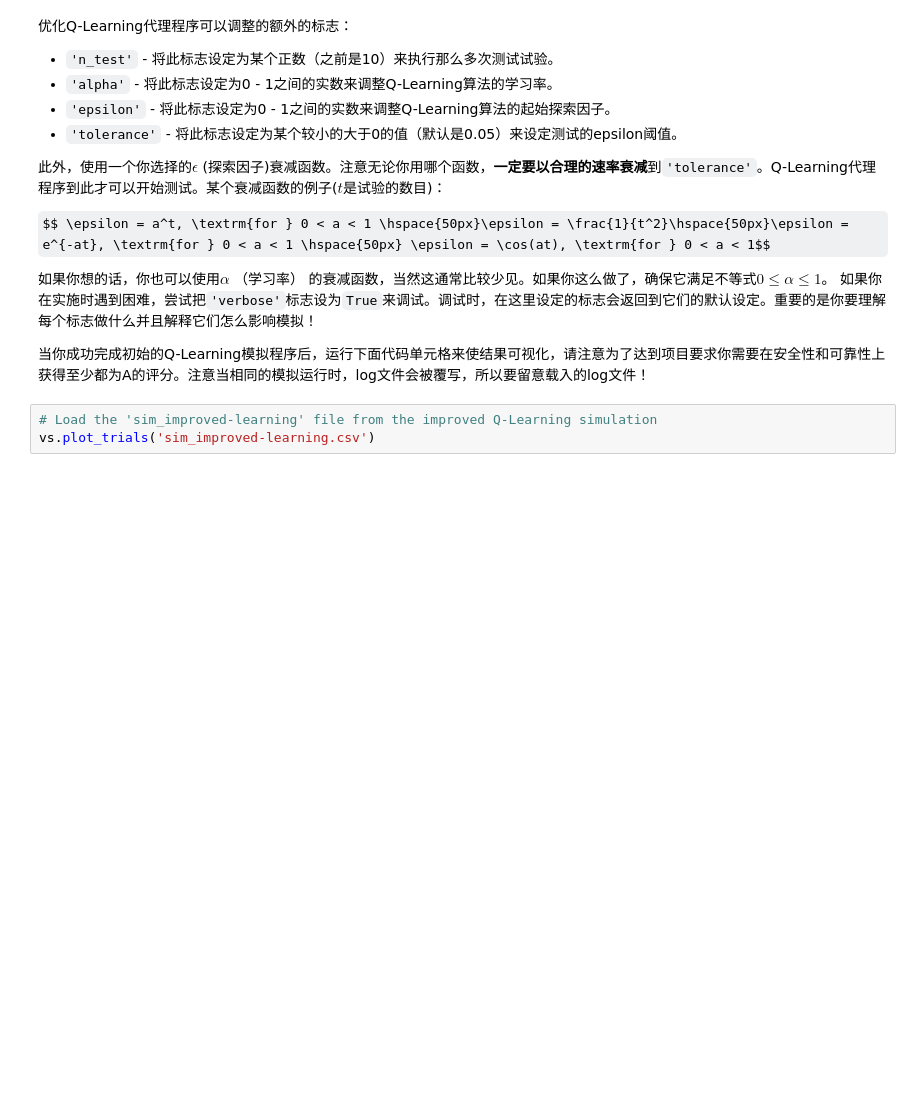
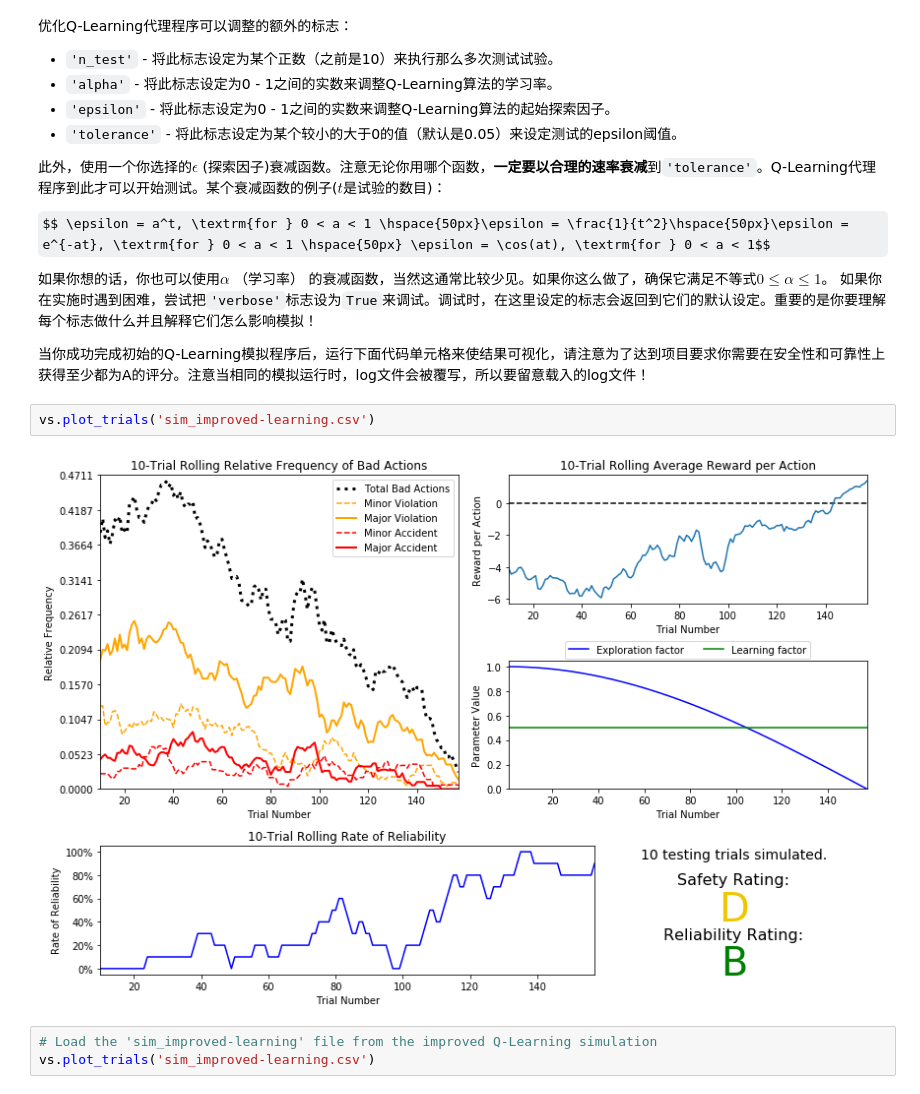
Before and after one commit to NiuCoder/smartcab, a Jupyter notebook: smartcab.ipynb, the cells around one changed output. Drawn from its saved outputs; the diff is of its cells as text; some formulas as TeX source; blank space fills up the shorter version.

```diff
--- a/smartcab.ipynb
+++ b/smartcab.ipynb
@@ -232,6 +236,10 @@ $$ \epsilon = a^t, \textrm{for } 0 < a < 1 \hspace{50px}\epsilon = \frac{1}{t^2}
 如果你在实施时遇到困难，尝试把`'verbose'`标志设为`True`来调试。调试时，在这里设定的标志会返回到它们的默认设定。重要的是你要理解每个标志做什么并且解释它们怎么影响模拟！
 
 当你成功完成初始的Q-Learning模拟程序后，运行下面代码单元格来使结果可视化，请注意为了达到项目要求你需要在安全性和可靠性上获得至少都为A的评分。注意当相同的模拟运行时，log文件会被覆写，所以要留意载入的log文件！
+# %%
+vs.plot_trials('sim_improved-learning.csv')
+# %% [output]
+[figure, added]
 # %%
 # Load the 'sim_improved-learning' file from the improved Q-Learning simulation
 vs.plot_trials('sim_improved-learning.csv')
```
Also changed, not shown: parts of 1 cell of this notebook, 3 other files.
